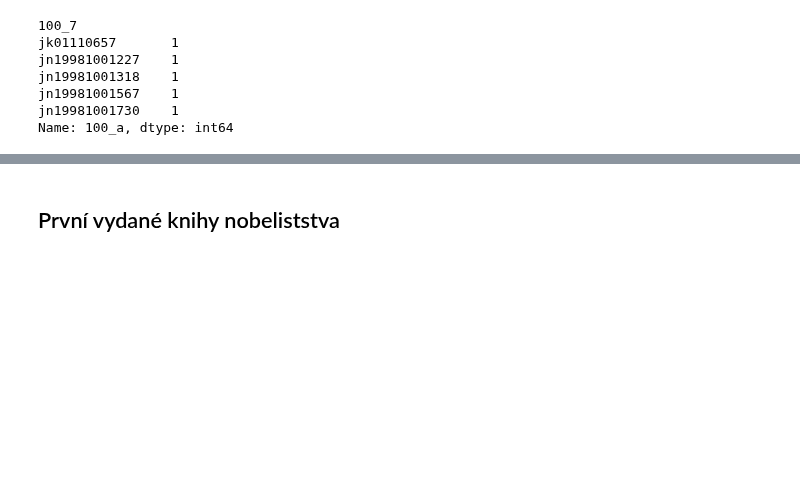
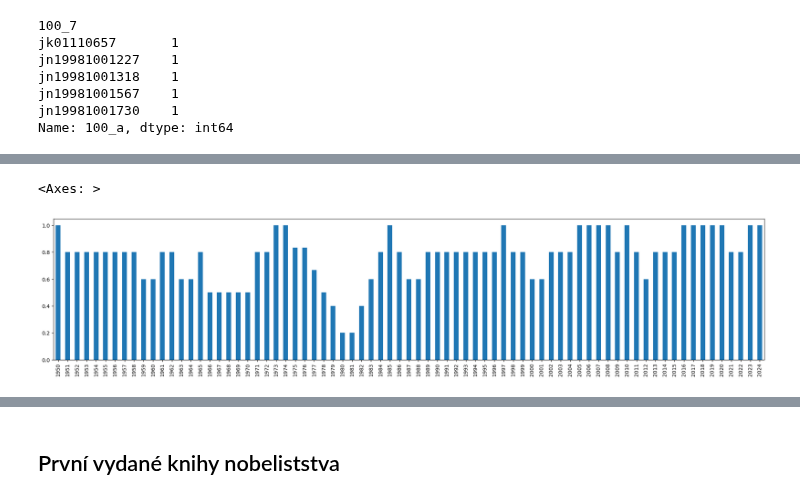
Before and after one commit to DataRozhlas/knizni-peoplemetr, a Jupyter notebook: 901_nobelovky.ipynb, the cells around one changed output, grey strips where cells are left out. Cells and saved outputs as stored; diff of their text form; code cells hidden in the pictures; blank space fills up the shorter version.

```diff
--- a/901_nobelovky.ipynb
+++ b/901_nobelovky.ipynb
@@ -98,0 +173,5 @@ Name: 100_a, dtype: int64
+# %%
+pd.Series(pronobelovkovanost2).tail(75).plot.bar(figsize=(25,5))
+# %% [output]
+<Axes: >
+[figure, added]
```
Also changed, not shown: parts of 27 cells of this notebook, 8 other files.
